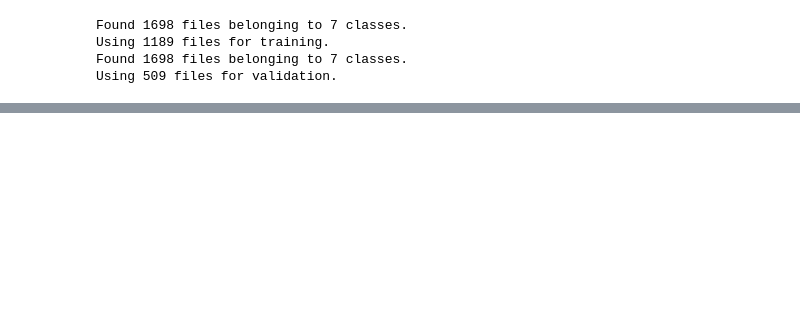
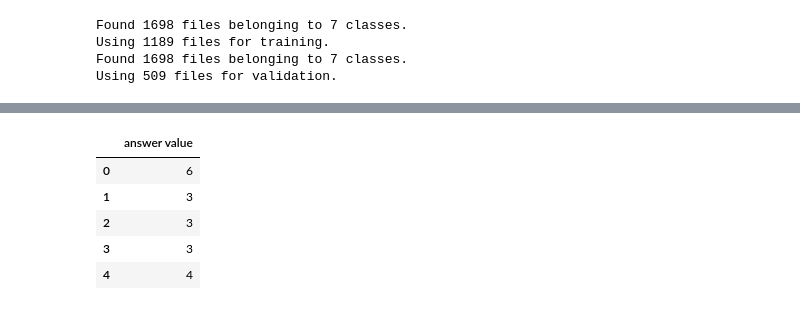
Before and after one commit to jsy2906/Art-Classification, a Jupyter notebook: Art.ipynb, the cells around one changed output, grey strips where cells are left out. Saved outputs shown, nothing was run; the diff lists cells and outputs as text; code cells hidden in the pictures; blank space fills up the shorter version.

```diff
--- a/Art.ipynb
+++ b/Art.ipynb
@@ -89,0 +145,11 @@ plt.legend()
+# %%
+# 결과값 데이터프레임으로 만들기
+answer = pd.DataFrame(answer, columns=['answer value'])
+answer.head(5)
+# %% [output]
+|  | answer value |
+| 0 | 6 |
+| 1 | 3 |
+| 2 | 3 |
+| 3 | 3 |
+| 4 | 4 |
```
Also changed, not shown: parts of 14 cells of this notebook.
